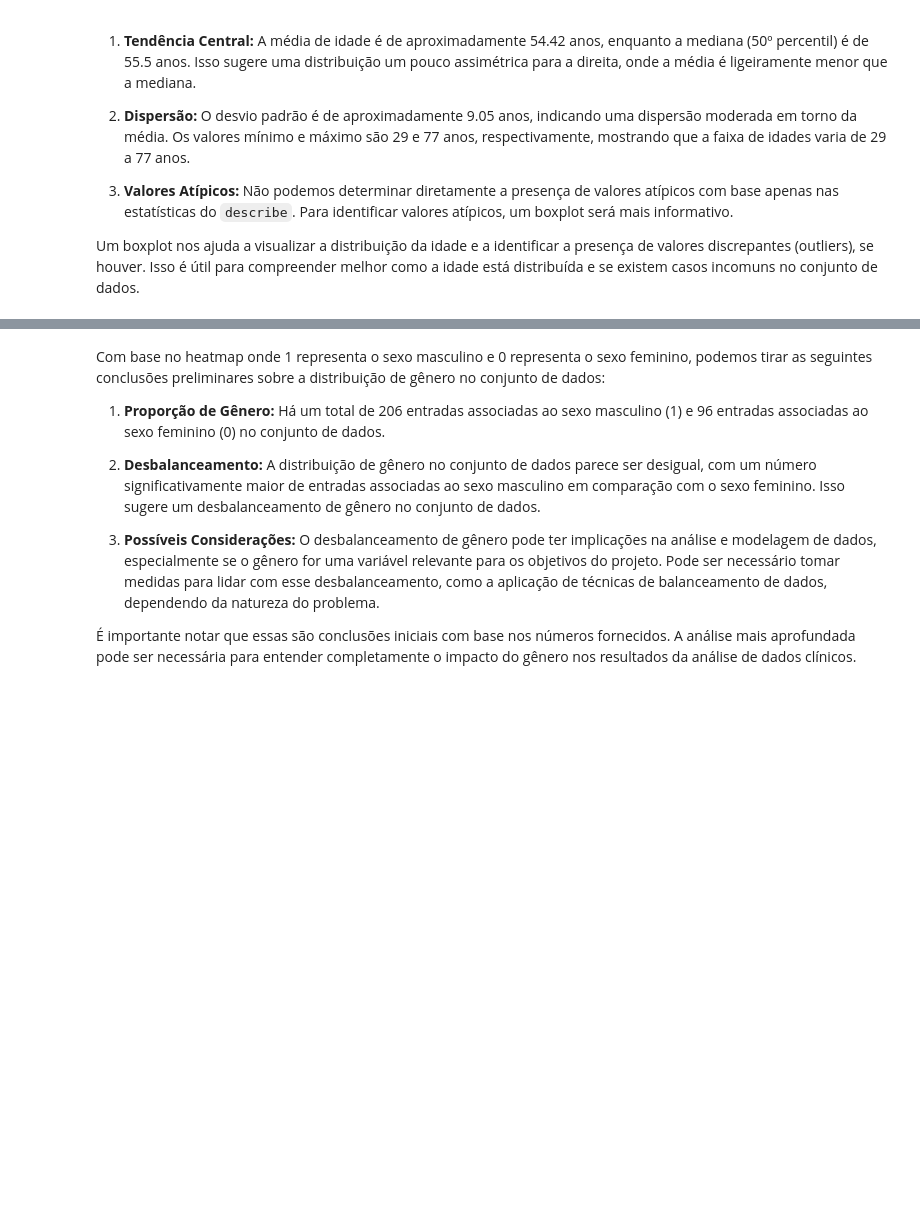
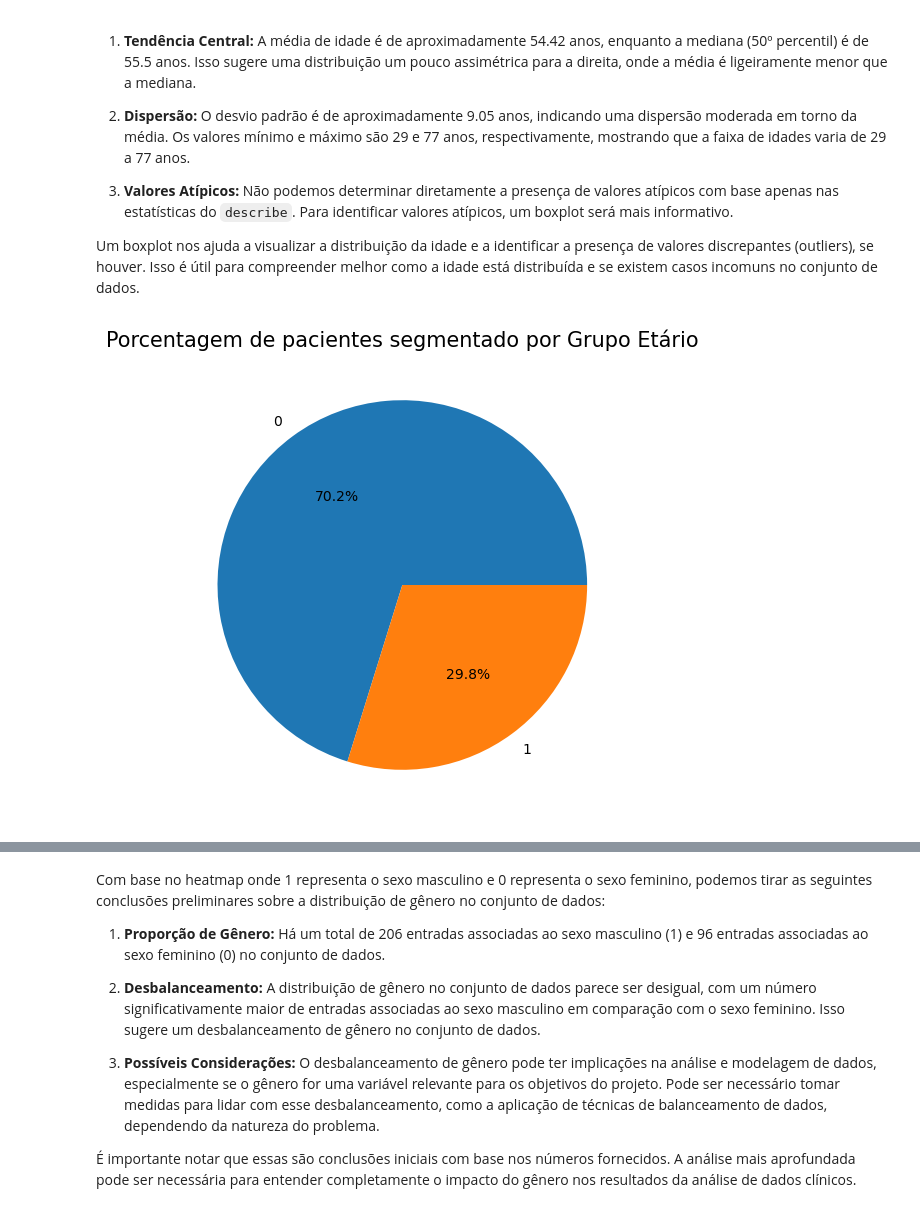
Before and after one commit to opablodantas/Predicting-Heart-Attack-Risk, a Jupyter notebook: Análise_Heart_Attack.ipynb, the cells around one changed output, grey strips where cells are left out. Cells and saved outputs as stored; diff of their text form; code cells hidden in the pictures; blank space fills up the shorter version.

```diff
--- a/Análise_Heart_Attack.ipynb
+++ b/Análise_Heart_Attack.ipynb
@@ -264,3 +296,11 @@ sns.boxplot(x = df.age)
 3. **Valores Atípicos:** Não podemos determinar diretamente a presença de valores atípicos com base apenas nas estatísticas do `describe`. Para identificar valores atípicos, um boxplot será mais informativo.
 
 Um boxplot nos ajuda a visualizar a distribuição da idade e a identificar a presença de valores discrepantes (outliers), se houver. Isso é útil para compreender melhor como a idade está distribuída e se existem casos incomuns no conjunto de dados.
+# %%
+plt.figure(figsize=(12,6))
+plt.title("Porcentagem de pacientes segmentado por Grupo Etário", fontsize = 15)
+
+plt.pie(x=df.grupo_etario.value_counts(), labels = df.grupo_etario.value_counts().index, autopct = '%1.1f%%')
+plt.show()
+# %% [output]
+[figure, added]
```
Also changed, not shown: parts of 22 cells of this notebook.
